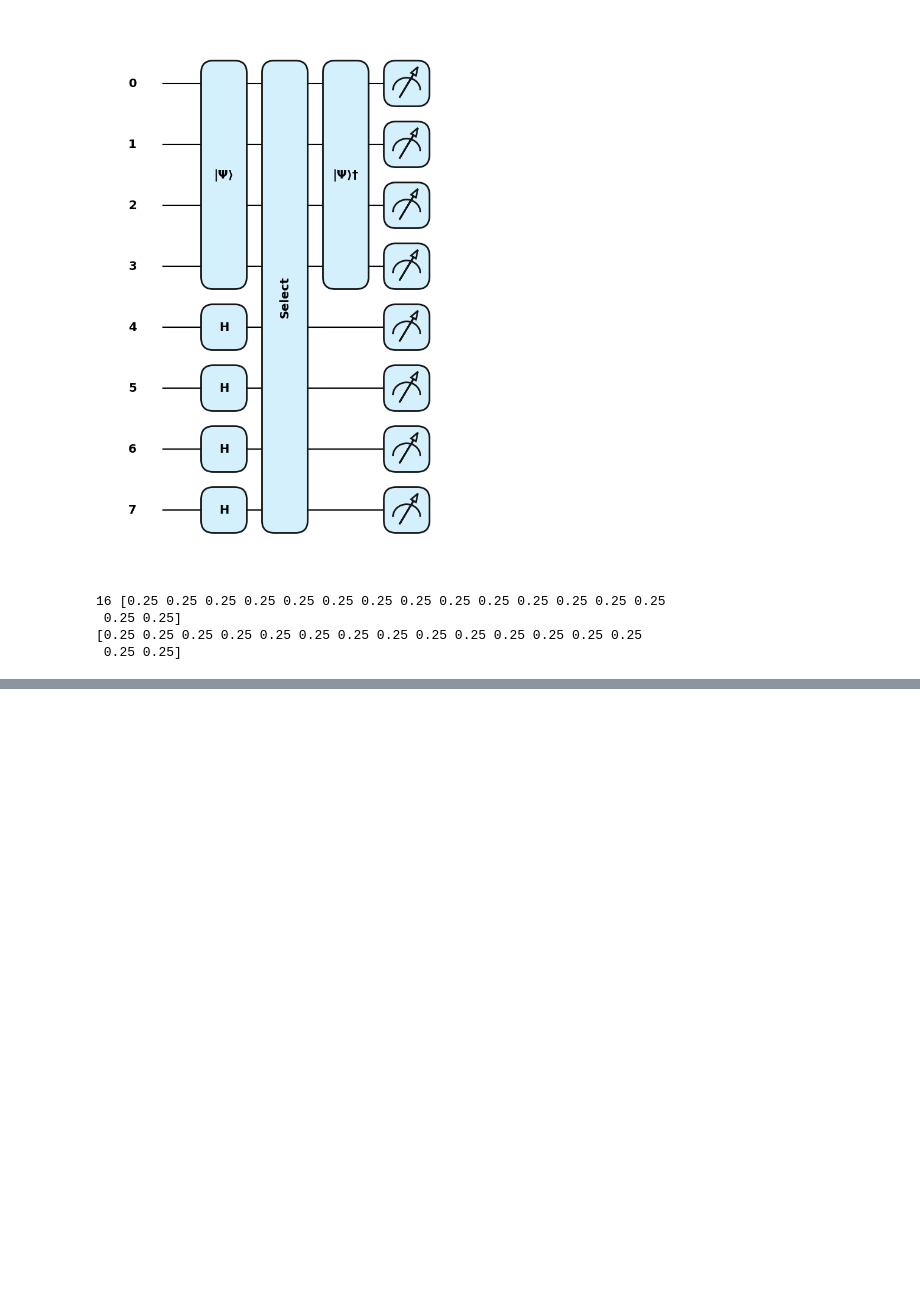
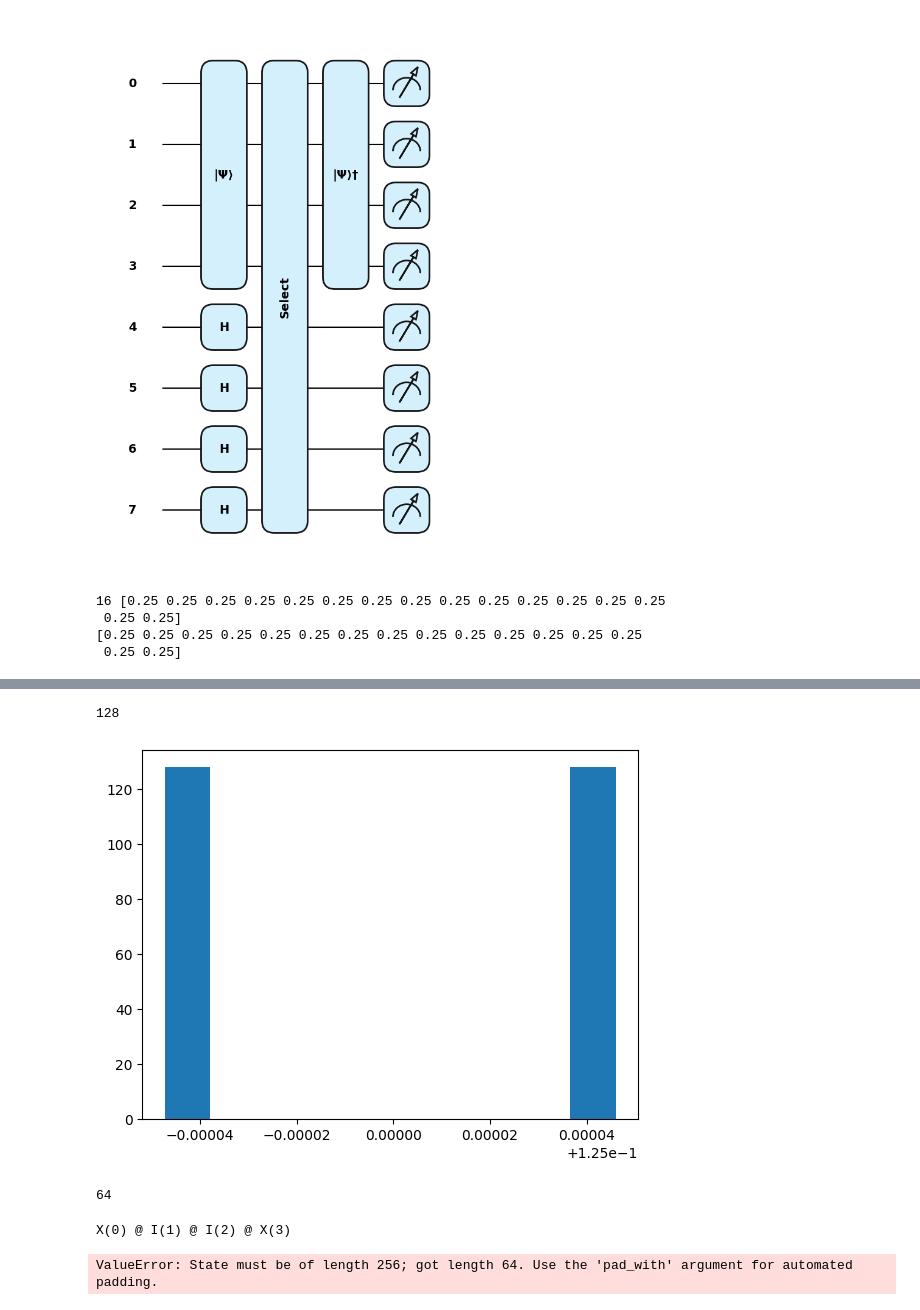
Before and after one commit to 24shiny/Inverse_Laplacian_embedding, a Jupyter notebook: Laplacian_embedding/quantum_LE_test.ipynb, the cells around one changed output, grey strips where cells are left out. Saved outputs shown, nothing was run; the diff lists cells and outputs as text; code cells hidden in the pictures; blank space fills up the shorter version.

```diff
--- a/Laplacian_embedding/quantum_LE_test.ipynb
+++ b/Laplacian_embedding/quantum_LE_test.ipynb
@@ -247,0 +236,12 @@ pd.DataFrame(np.real(np.round(def_mat,5)))
+# %%
+# quantum power method based on the blaock encoding
+L_dec = qml.pauli_decompose(def_mat)
+coeff, op = L_dec.terms()
+print(len(L_dec))
+# %% [output]
+128
+# %%
+plt.hist(abs(np.real(def_mat).flatten()))
+plt.show()
+# %% [output]
+[figure, added]
@@ -247,0 +257,44 @@ pd.DataFrame(np.real(np.round(def_mat,5)))
+# %%
+N = 64
+red_idx = np.argsort(np.abs(coeff))[-N:][::-1]
+
+coeff_red = [coeff[i] for i in red_idx]
+op_red = [op[i] for i in red_idx]
+len(op_red)
+# %% [output]
+64
+# %%
+op_red[0]
+# %% [output]
+X(0) @ I(1) @ I(2) @ X(3)
+# %%
+dev = qml.device("default.qubit", wires=16)
+reg = qml.registers({"control": 8, "target": 8})
+norm_coeff = (np.sqrt(coeff_red) / np.linalg.norm(np.sqrt(coeff_red)))
+# scaling_factor = sum(abs(norm_coeff))
+
+# shifing wires for unitaries
+unitaries = [qml.map_wires(op_elem, {i: i + 8 for i in range(8)}) for op_elem in op_red]
+
+def block_encoding():
+    qml.StatePrep(norm_coeff, wires=reg['control'])
+    qml.Select(unitaries, control=reg['control'])
+    qml.adjoint(qml.StatePrep(norm_coeff, wires=reg['control']))
+
+@qml.qnode(dev)
+def pm(A):
+    for i in reg['target']:
+        qml.Hadamard(i)
+    block_encoding()
+    return qml.expval(qml.Hermitian(A, wires=reg['target'])), qml.state()
+
+val, vec = pm(def_mat)
+def post_pm(val, vec):
+    indices = select_indices_multi(n_qubits=16, measured_wires=range(8), outcomes=np.zeros(8))
+    projected = np.array([state[i] for i in indices])
+    post_selected = projected / np.linalg.norm(projected)
+    return math.pow(val, 1/3), post_selected
+
+val, vec = post_pm(val,vec)
+# %% [output]
+ValueError: State must be of length 256; got length 64. Use the 'pad_with' argument for automated padding.
```
Also changed, not shown: parts of 10 cells of this notebook.
